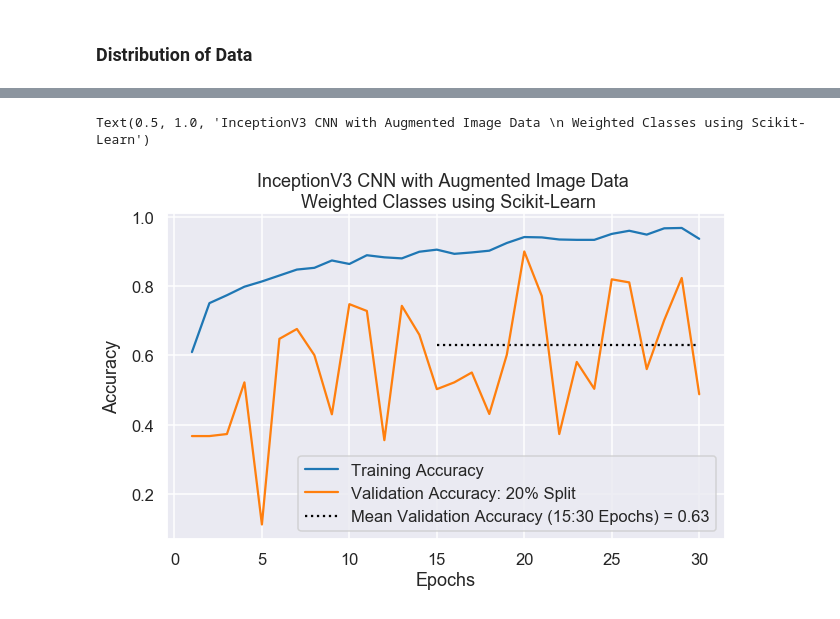
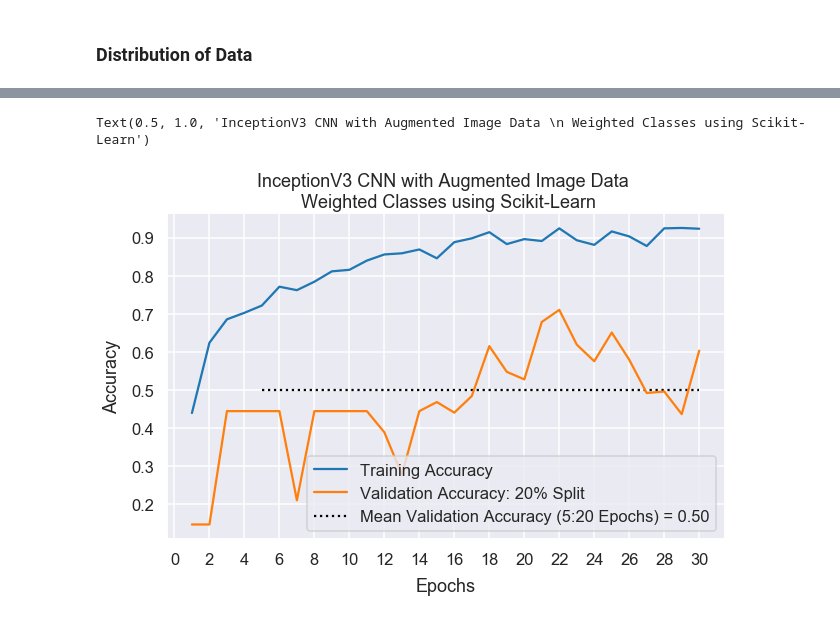
Before and after one commit to adamcwatts/ECE-524-Neural_Networks, a Jupyter notebook: Competition_Project/CNN_Transfer_Learn-C2.ipynb, the cells around one changed output, grey strips where cells are left out. Cells and saved outputs as stored; diff of their text form; code cells hidden in the pictures.

Commit message:
newest file with code written for running test data

```diff
--- a/Competition_Project/CNN_Transfer_Learn-C2.ipynb
+++ b/Competition_Project/CNN_Transfer_Learn-C2.ipynb
@@ -108,14 +111,17 @@ IM = (299, 299)  #Desired Image Dimension to work with
 #     validation_split=0.2) # set validation split
 
 
-train_datagen = ImageDataGenerator(shear_range=0.1,
-                                   zoom_range=0.25,
+train_datagen = ImageDataGenerator(rescale=1./255,
+                                   shear_range=0.1,
+                                   zoom_range=0,
                                    horizontal_flip=True,
-                                   rotation_range=25,
+                                   rotation_range=10,
                                    fill_mode = 'wrap',
                                    preprocessing_function=cropper,
                                    validation_split=0.2)
 # set validation split
+
+#  rescale=1./255,  ??? should be added
 
 train_it = train_datagen.flow_from_dataframe(
     df_Train,x_col='file_name', y_col='annotation_string',
@@ -130,7 +136,7 @@ validate_it = train_datagen.flow_from_dataframe(
     df_Train,x_col='file_name', y_col='annotation_string',
     directory = train_folder_path,
     target_size = IM,
-    subset='training',
+    subset='validation',  # accidently set to "training"
     class_mode='sparse',
     shuffle=True,
     batch_size=28)
@@ -193,8 +147,13 @@ Found 1020 validated image filenames belonging to 5 classes.
 model = keras.models.Sequential()
 
 # new_input = keras.Input(shape=IM)
-model.add(InceptionV3(include_top=False, input_shape=(299, 299, 3), weights="imagenet", pooling='avg'))
+# model.add(InceptionV3(include_top=False, input_shape=(299, 299, 3), weights="imagenet", pooling='avg'))
+model.add(InceptionV3(include_top=False, input_shape=(299, 299, 3), weights=None, pooling='avg'))
 model.add(Flatten())
+model.add(Dense(units=512, activation='relu'))
+model.add(BatchNormalization())
+model.add(Dense(units=512, activation='relu'))
+model.add(BatchNormalization())
 model.add(Dense(units=5, activation='softmax'))
 # %%
 model.summary()
@@ -220,9 +182,17 @@ history = model.fit(train_it,
                     steps_per_epoch=train_it.n // train_it.batch_size,
                     epochs=EPOCHS, verbose=1,class_weight = classification_weight,
                     callbacks=None, validation_data=validate_it,
-                    validation_steps=None, max_queue_size=2,
-                    workers=1, use_multiprocessing=False,
+                    validation_steps=validate_it.n // validate_it.batch_size,
+                    max_queue_size=2, workers=1, use_multiprocessing=False,
                     shuffle=True, initial_epoch=0)
+
+# history = model.fit(train_it,
+#                     steps_per_epoch=train_it.n // train_it.batch_size,
+#                     epochs=EPOCHS, verbose=1,class_weight = None,
+#                     callbacks=None, validation_data=validate_it,
+#                     validation_steps=validate_it.n // validate_it.batch_size,
+#                     max_queue_size=2, workers=1, use_multiprocessing=False,
+#                     shuffle=True, initial_epoch=0)
 # %% [output]
 WARNING:tensorflow:sample_weight modes were coerced from
   ...
@@ -244,14 +214,15 @@ Epoch 30/30
 # %%
 fig, axe = plt.subplots(figsize=(10,6))
 sns.lineplot(np.linspace(1,EPOCHS,EPOCHS), history.history['accuracy'], label='Training Accuracy')
 sns.lineplot(np.linspace(1,EPOCHS,EPOCHS), history.history['val_accuracy'], label='Validation Accuracy: 20% Split ')
-mean_acc = np.mean(history.history['val_accuracy'][15:])
-plt.hlines(y=mean_acc, xmin=15, xmax=30, linestyle=':', label=f'Mean Validation Accuracy (15:30 Epochs) = {mean_acc:.2f}')
-plt.xlabel('Epochs')
+mean_acc = np.mean(history.history['val_accuracy'][5:EPOCHS + 1])
+plt.hlines(y=mean_acc, xmin=5, xmax=EPOCHS, linestyle=':', label=f'Mean Validation Accuracy (5:20 Epochs) = {mean_acc:.2f}')
+plt.xlabel('Epochs',labelpad=10)
 plt.ylabel('Accuracy', labelpad=10)
+plt.xticks(np.arange(0,EPOCHS + 2,2))
 plt.legend()
 plt.title('InceptionV3 CNN with Augmented Image Data \n Weighted Classes using Scikit-Learn')
 # %% [output]
 Text(0.5, 1.0, 'InceptionV3 CNN with Augmented Image Data \n Weighted Classes using Scikit-Learn')
-[figure, old version]
+[figure, new version]
 # %%
```
Also changed, not shown: parts of 20 cells of this notebook.
